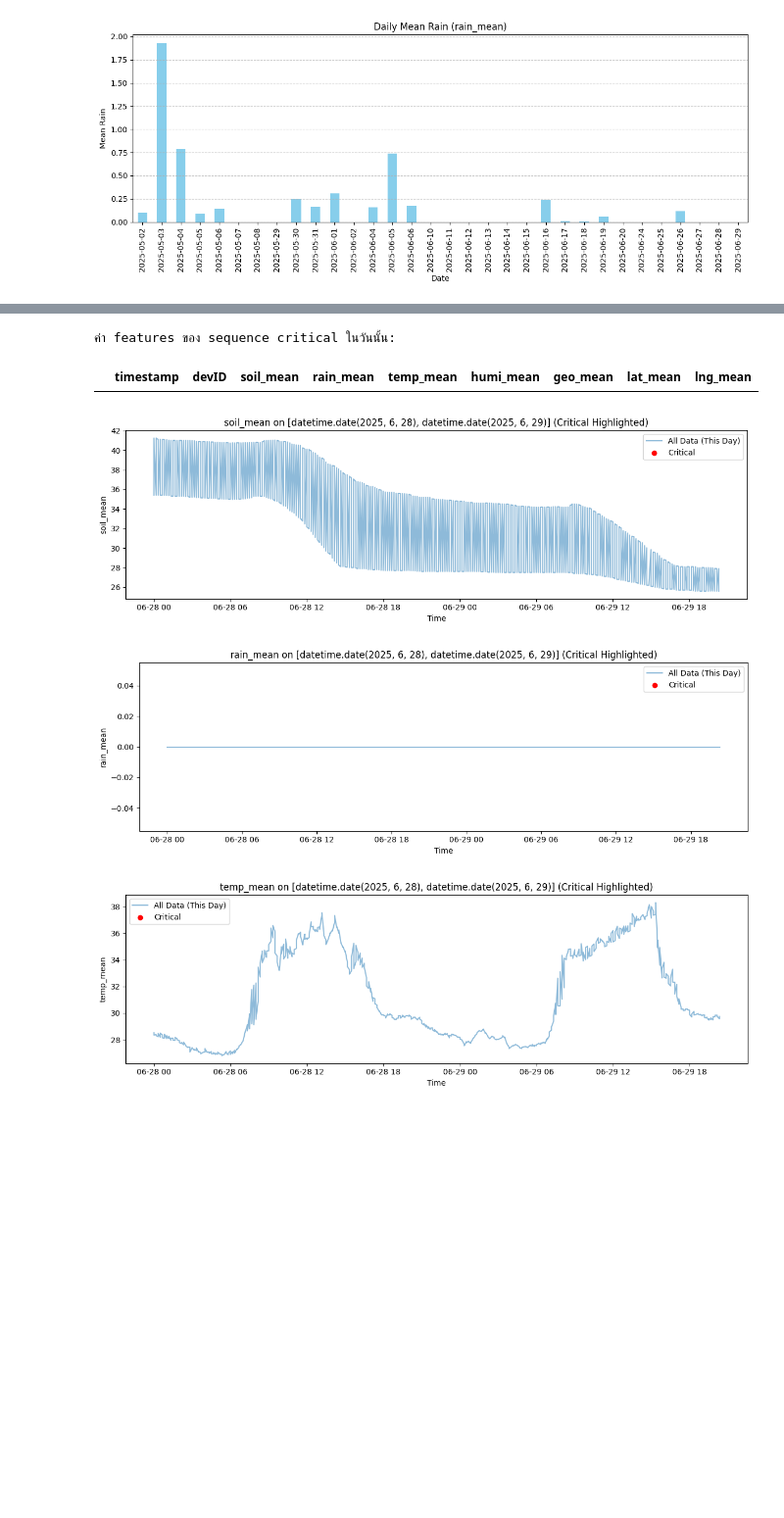
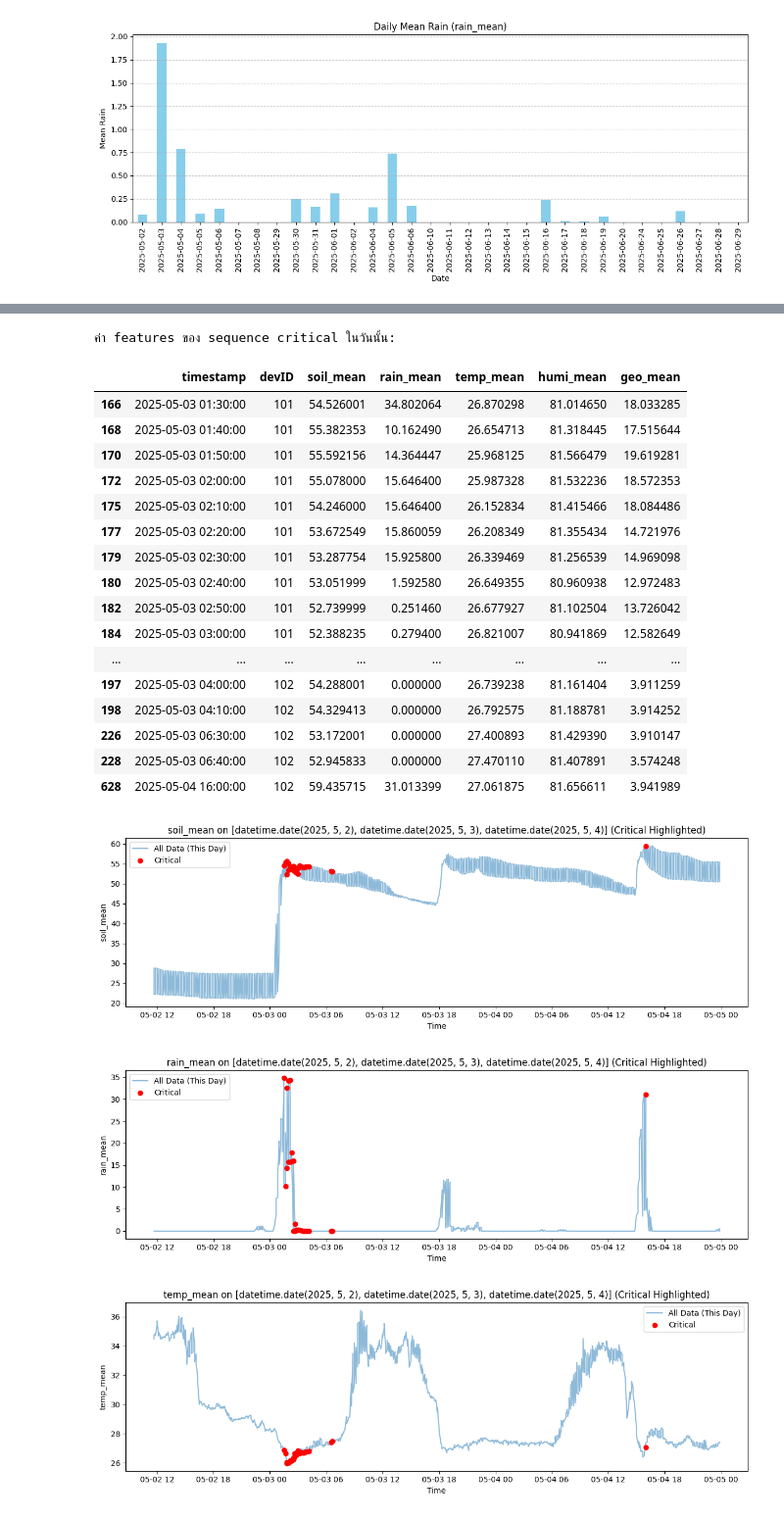
Before and after one commit to Ahmadaduwa/Landslide, a Jupyter notebook: models/LSTM_Autoencoders/LSTM_Autoencoders4.ipynb, the cells around one changed output, grey strips where cells are left out. Shown at 98% size. Saved outputs shown, nothing was run; the diff lists cells and outputs as text; code cells hidden in the pictures; blank space fills up the shorter version.

```diff
--- a/models/LSTM_Autoencoders/LSTM_Autoencoders4.ipynb
+++ b/models/LSTM_Autoencoders/LSTM_Autoencoders4.ipynb
@@ -13,12 +13,18 @@ from tensorflow.keras.models import Model
 from tensorflow.keras.optimizers import Adam
 from tensorflow.keras.callbacks import EarlyStopping, ReduceLROnPlateau
 # %%
-SEQUENCE_LENGTH = 36
+SEQUENCE_LENGTH = 30
+
+#numerical_cols =  [
+#    'soil_mean',  'rain_mean',
+#    'temp_mean',  'humi_mean',
+#    'geo_mean', 'lat_mean', 'lng_mean', 'geo_std',
+#]
 
 numerical_cols =  [
     'soil_mean',  'rain_mean',
     'temp_mean',  'humi_mean',
-    'geo_mean', 'lat_mean', 'lng_mean', 'geo_std',
+    'geo_mean', 'geo_std',
 ]
 # %%
 df1 = pd.read_csv("../../data/dev101_resample10T.csv")
@@ -470,5 +484,5 @@ plt.show()
 # %%
-numerical_col_show = ['soil_mean', 'rain_mean', 'temp_mean', 'humi_mean', 'geo_mean', 'lat_mean', 'lng_mean']
+numerical_col_show = ['soil_mean', 'rain_mean', 'temp_mean', 'humi_mean', 'geo_mean']
 #numerical_col
 for feature in numerical_col_show:
     plt.figure(figsize=(14, 4))
@@ -561,7 +571,7 @@ plt.show()
 from IPython.display import display
 
 # เลือกเฉพาะวันที่ 15 ถึง 18 มิ.ย. 2025
-dates_of_interest = [pd.to_datetime(f'2025-06-{day:02d}').date() for day in range(28, 30)]
+dates_of_interest = [pd.to_datetime(f'2025-05-{day:02d}').date() for day in range(2, 5)]
 # กรองข้อมูลตามวันที่ที่สนใจ
 mask_date = df_results['timestamp'].dt.date.isin(dates_of_interest)
 
@@ -665,5 +696,21 @@ for feature in features_to_show:
-ค่า features ของ sequence critical ในวันนั้น:
+ค่า features ของ sequence critical ในวันนั้น:
-|  | timestamp | devID | soil_mean | rain_mean | temp_mean | humi_mean | geo_mean | lat_mean | lng_mean |
+|  | timestamp | devID | soil_mean | rain_mean | temp_mean | humi_mean | geo_mean |
+| 166 | 2025-05-03 01:30:00 | 101 | 54.526001 | 34.802064 | 26.870298 | 81.014650 | 18.033285 |
+| 168 | 2025-05-03 01:40:00 | 101 | 55.382353 | 10.162490 | 26.654713 | 81.318445 | 17.515644 |
+| 170 | 2025-05-03 01:50:00 | 101 | 55.592156 | 14.364447 | 25.968125 | 81.566479 | 19.619281 |
+| 172 | 2025-05-03 02:00:00 | 101 | 55.078000 | 15.646400 | 25.987328 | 81.532236 | 18.572353 |
+| 175 | 2025-05-03 02:10:00 | 101 | 54.246000 | 15.646400 | 26.152834 | 81.415466 | 18.084486 |
+| 177 | 2025-05-03 02:20:00 | 101 | 53.672549 | 15.860059 | 26.208349 | 81.355434 | 14.721976 |
+| 179 | 2025-05-03 02:30:00 | 101 | 53.287754 | 15.925800 | 26.339469 | 81.256539 | 14.969098 |
+| 180 | 2025-05-03 02:40:00 | 101 | 53.051999 | 1.592580 | 26.649355 | 80.960938 | 12.972483 |
+| 182 | 2025-05-03 02:50:00 | 101 | 52.739999 | 0.251460 | 26.677927 | 81.102504 | 13.726042 |
+| 184 | 2025-05-03 03:00:00 | 101 | 52.388235 | 0.279400 | 26.821007 | 80.941869 | 12.582649 |
+| ... | ... | ... | ... | ... | ... | ... | ... |
+| 197 | 2025-05-03 04:00:00 | 102 | 54.288001 | 0.000000 | 26.739238 | 81.161404 | 3.911259 |
+| 198 | 2025-05-03 04:10:00 | 102 | 54.329413 | 0.000000 | 26.792575 | 81.188781 | 3.914252 |
+| 226 | 2025-05-03 06:30:00 | 102 | 53.172001 | 0.000000 | 27.400893 | 81.429390 | 3.910147 |
+| 228 | 2025-05-03 06:40:00 | 102 | 52.945833 | 0.000000 | 27.470110 | 81.407891 | 3.574248 |
+| 628 | 2025-05-04 16:00:00 | 102 | 59.435715 | 31.013399 | 27.061875 | 81.656611 | 3.941989 |
-[figure, old version]
+[figure, new version]
-[figure, old version]
+[figure, new version]
-[figure, old version]
+[figure, new version]
```
Also changed, not shown: parts of 13 cells of this notebook, 15 other files.
